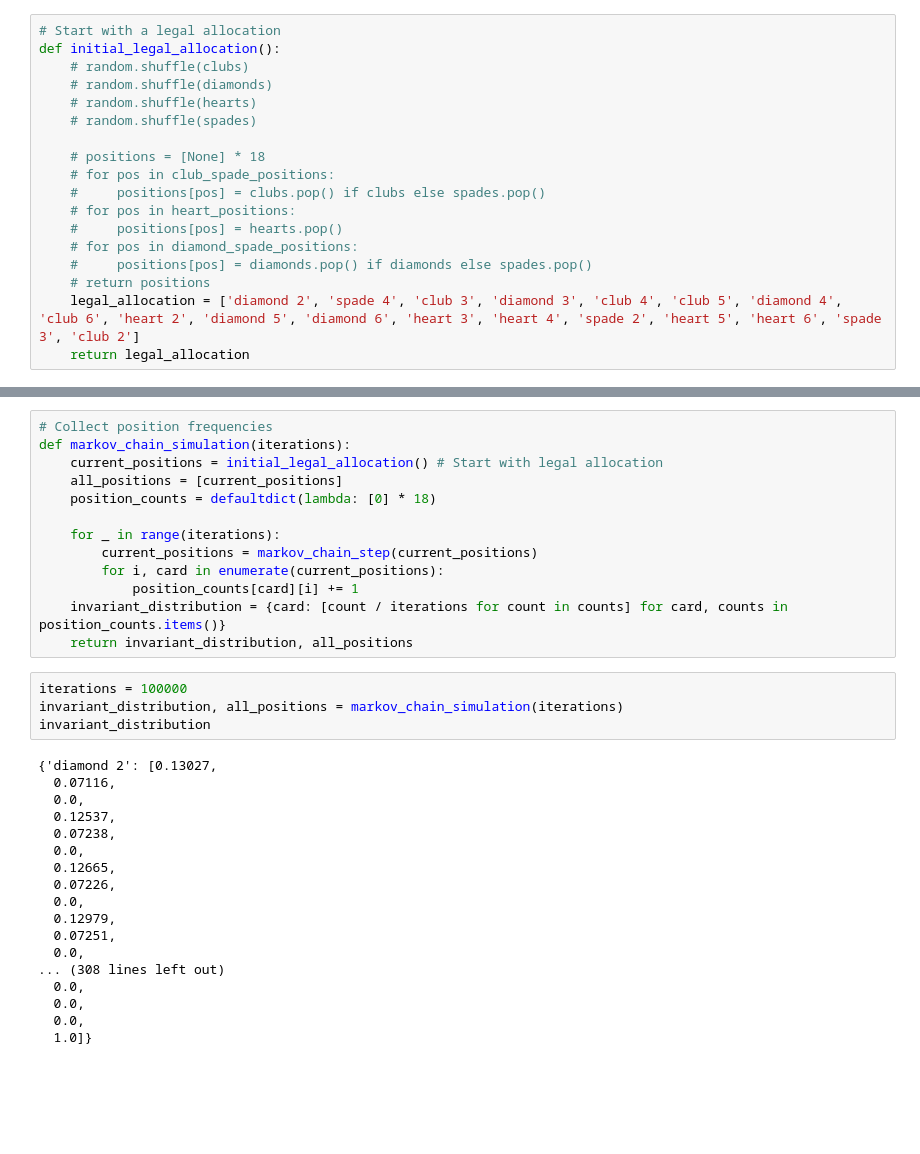
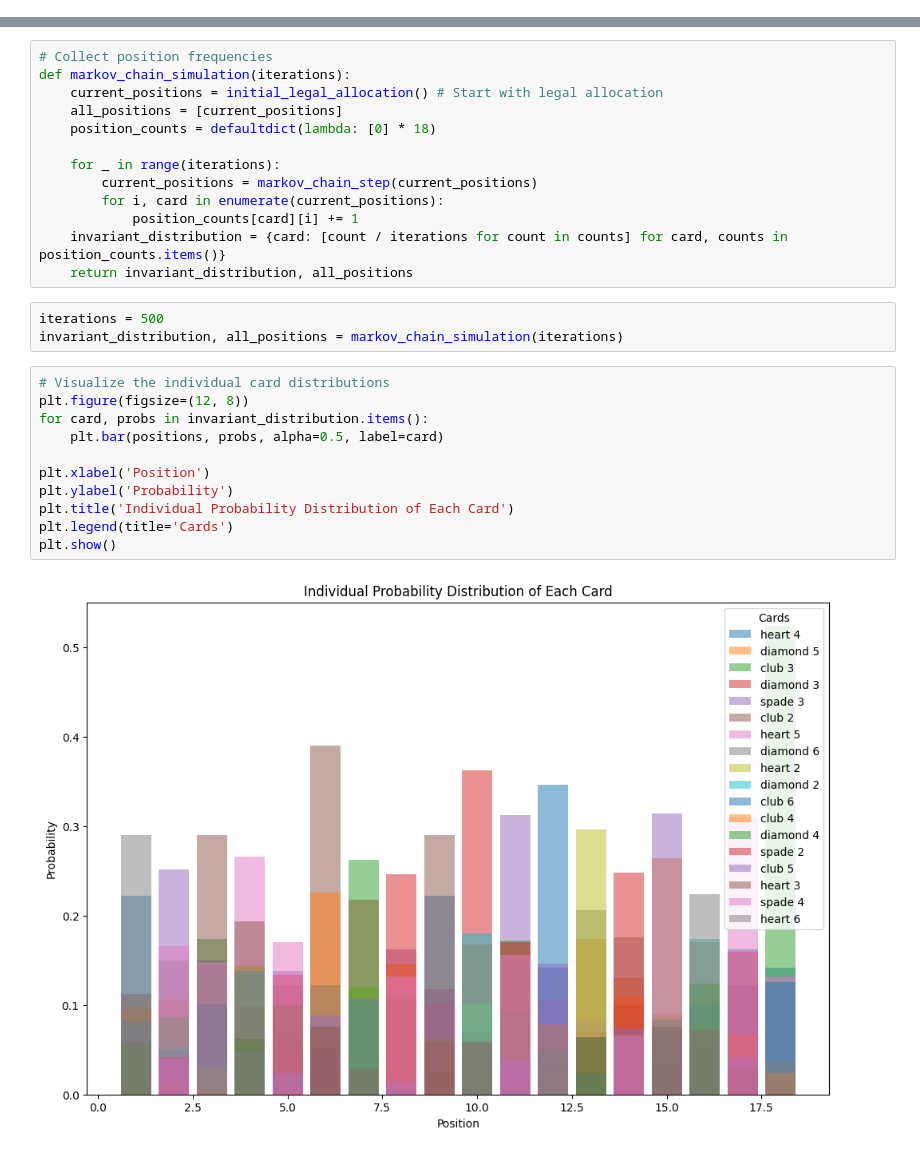
Before and after one commit to michaeledge27/mathModeling, a Jupyter notebook: projects/shufflingUnderConstraints.ipynb, the cells around one changed output, grey strips where cells are left out. Saved outputs shown, nothing was run; the diff lists cells and outputs as text; blank space fills up the shorter version.

```diff
--- a/projects/shufflingUnderConstraints.ipynb
+++ b/projects/shufflingUnderConstraints.ipynb
@@ -37,21 +33,3 @@ def is_legal_allocation(positions):
         if 'diamond' in positions[i] or 'spade' in positions[i]:
             return False
     return True
-# %%
-# Start with a legal allocation
-def initial_legal_allocation():
-    # random.shuffle(clubs)
-    # random.shuffle(diamonds)
-    # random.shuffle(hearts)
-    # random.shuffle(spades)
-
-    # positions = [None] * 18
-    # for pos in club_spade_positions:
-    #     positions[pos] = clubs.pop() if clubs else spades.pop()
-    # for pos in heart_positions:
-    #     positions[pos] = hearts.pop()
-    # for pos in diamond_spade_positions:
-    #     positions[pos] = diamonds.pop() if diamonds else spades.pop()
-    # return positions
-    legal_allocation = ['diamond 2', 'spade 4', 'club 3', 'diamond 3', 'club 4', 'club 5', 'diamond 4', 'club 6', 'heart 2', 'diamond 5', 'diamond 6', 'heart 3', 'heart 4', 'spade 2', 'heart 5', 'heart 6', 'spade 3', 'club 2']
-    return legal_allocation
@@ -145,24 +144,18 @@ def markov_chain_simulation(iterations):
     invariant_distribution = {card: [count / iterations for count in counts] for card, counts in position_counts.items()}
     return invariant_distribution, all_positions
 # %%
-iterations = 100000
+iterations = 500
 invariant_distribution, all_positions = markov_chain_simulation(iterations)
-invariant_distribution
-# %% [output]
-{'diamond 2': [0.13027,
-  0.07116,
-  0.0,
-  0.12537,
-  0.07238,
-  0.0,
-  0.12665,
-  0.07226,
-  0.0,
-  0.12979,
-  0.07251,
-  0.0,
-... (308 lines left out)
-  0.0,
-  0.0,
-  0.0,
-  1.0]}
+# %%
+# Visualize the individual card distributions
+plt.figure(figsize=(12, 8))
+for card, probs in invariant_distribution.items():
+    plt.bar(positions, probs, alpha=0.5, label=card)
+
+plt.xlabel('Position')
+plt.ylabel('Probability')
+plt.title('Individual Probability Distribution of Each Card')
+plt.legend(title='Cards')
+plt.show()
+# %% [output]
+[figure, added]
```
Also changed, not shown: parts of 11 cells of this notebook.
